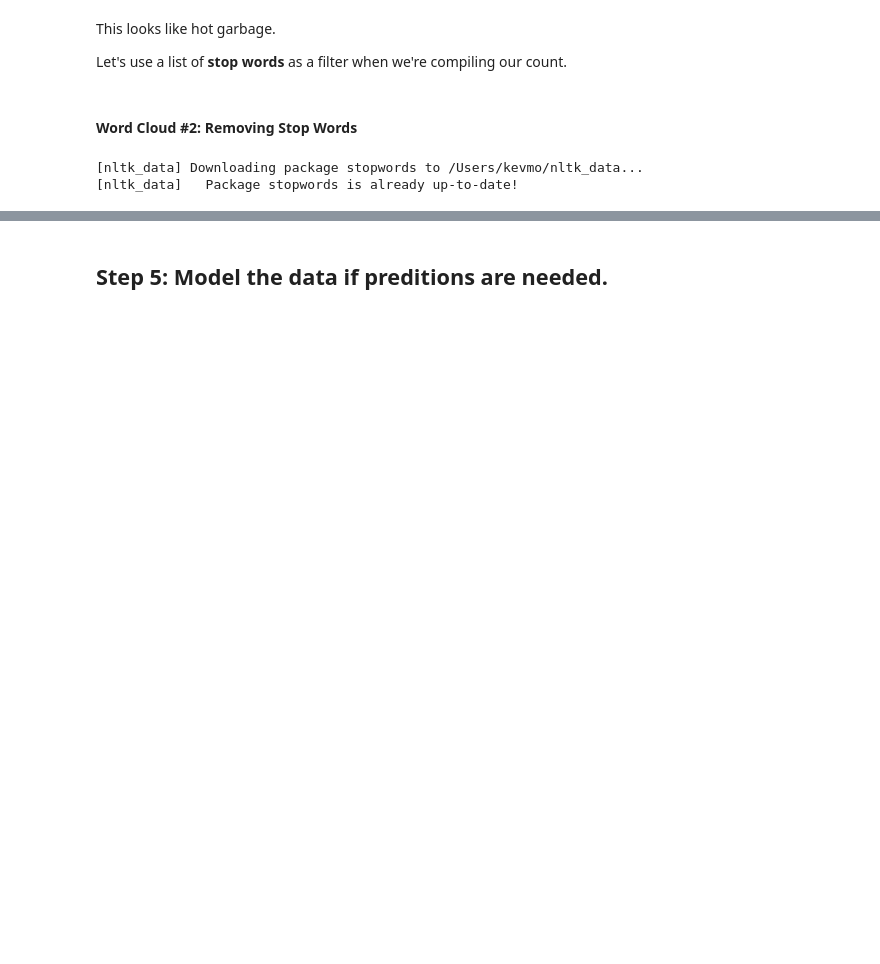
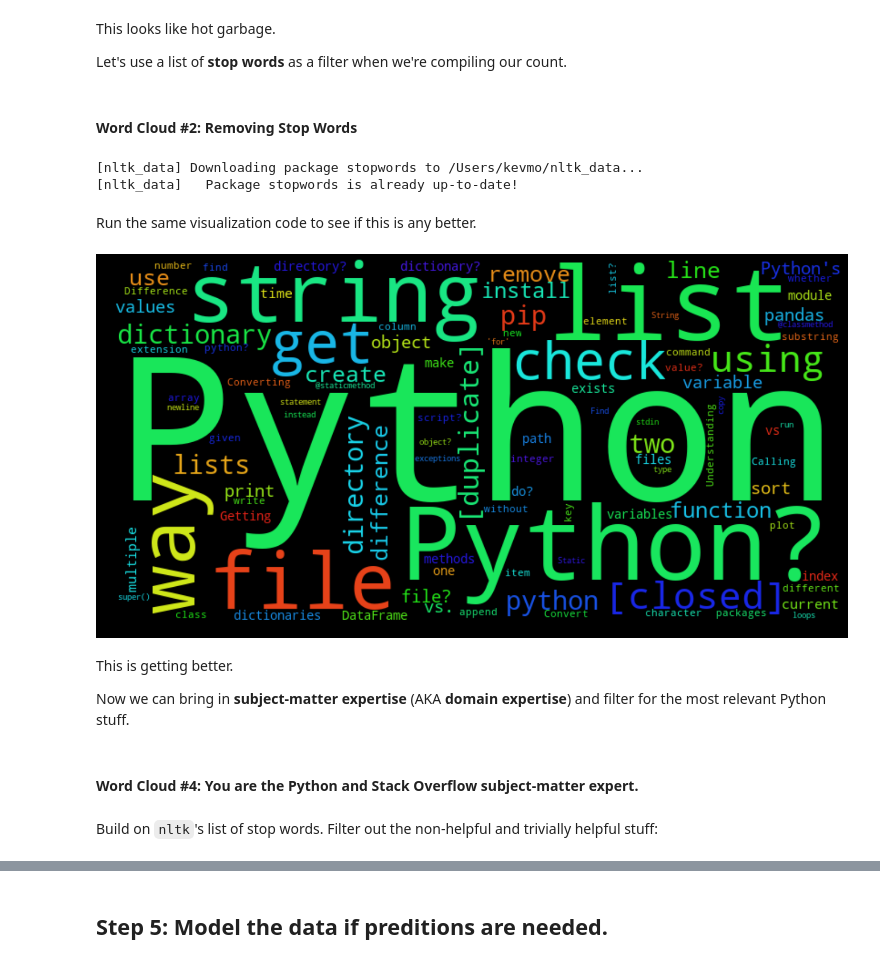
Before and after one commit to kevmo/PYTN, a Jupyter notebook: nbs/PYTN.ipynb, the cells around one changed output, grey strips where cells are left out. Saved outputs shown, nothing was run; the diff lists cells and outputs as text; code cells hidden in the pictures; blank space fills up the shorter version.

```diff
--- a/nbs/PYTN.ipynb
+++ b/nbs/PYTN.ipynb
@@ -289,3 +287,29 @@ stop = set(stopwords.words('english'))
 # %% [output]
 [nltk_data] Downloading package stopwords to /Users/kevmo/nltk_data...
 [nltk_data]   Package stopwords is already up-to-date!
+# %%
+so_counter = Counter([word for word in SO_words if word.lower() not in stop])
+
+most_common = so_counter.most_common(100)
+
+# print(most_common)
+# %% [markdown]
+Run the same visualization code to see if this is any better.
+# %%
+wordcloud = WordCloud(width=800, height=400)
+wordcloud.generate_from_frequencies(frequencies=most_common)
+plt.figure(figsize=(20,10), facecolor='k')
+plt.imshow(wordcloud, interpolation="bilinear")
+plt.axis("off")
+plt.tight_layout()
+plt.show()
+# %% [output]
+[figure, added]
+# %% [markdown]
+This is getting better.
+
+Now we can bring in **subject-matter expertise** (AKA **domain expertise**) and filter for the most relevant Python stuff.
+# %% [markdown]
+#### Word Cloud #4: You are the Python and Stack Overflow subject-matter expert.
+# %% [markdown]
+Build on `nltk`'s list of stop words.  Filter out the non-helpful and trivially helpful stuff:
```
Also changed, not shown: parts of 18 cells of this notebook.
